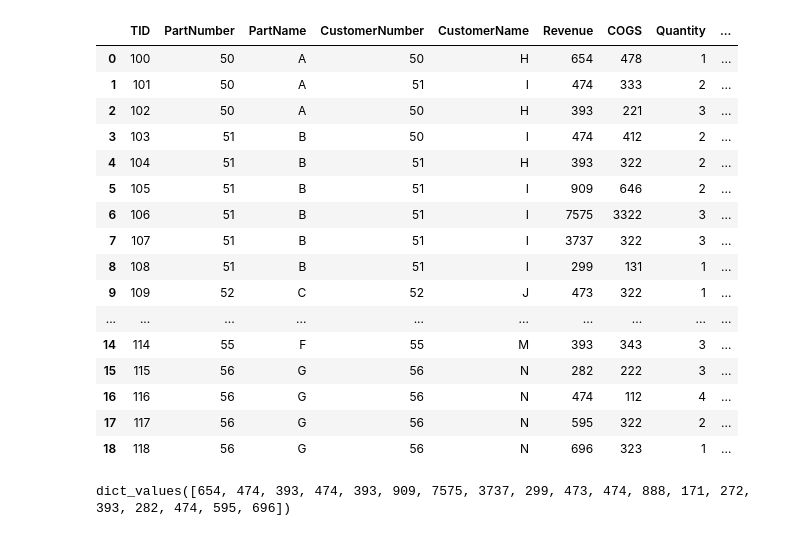
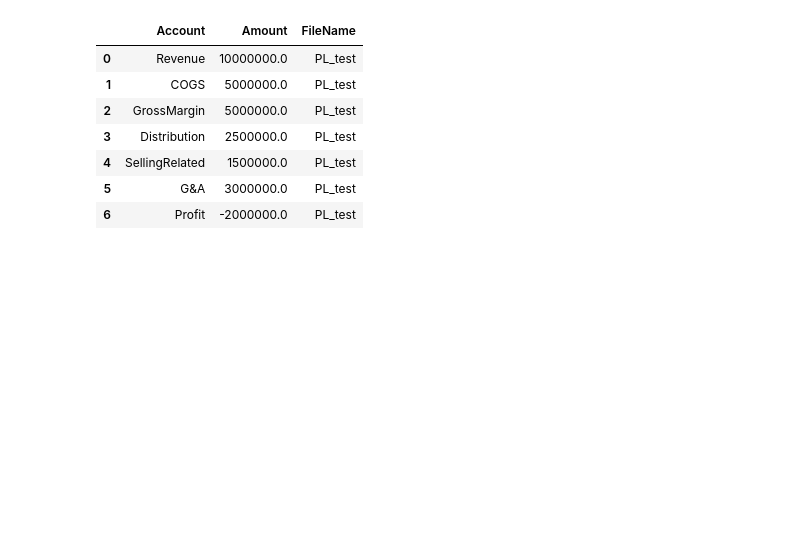
Before and after one commit to jordan-lange25/abide, a Jupyter notebook: Profit Analysis.ipynb, the cells around one changed output. Saved outputs shown, nothing was run; the diff lists cells and outputs as text; code cells hidden in the pictures; blank space fills up the shorter version.

Commit message:
Finalized Profit Calculation in Jupyter and updated slide deck.

```diff
--- a/Profit Analysis.ipynb
+++ b/Profit Analysis.ipynb
@@ -14,8 +14,21 @@
 ###1 P&L file
 
 import pandas as pd
-transactiondata=pd.read_csv('transaction.csv',delimiter='\t')
+import os
+import plotly.graph_objects as go
+transactiondata=pd.read_csv('uploads/transaction.csv',delimiter='\t')
 trans_df=pd.DataFrame(transactiondata)
-pldata=pd.read_csv('pl.csv',delimiter='\t')
+pldata=pd.read_csv('uploads/pl.csv',delimiter='\t')
 pl_df=pd.DataFrame(pldata)
+# %%
+pl_df
+# %% [output]
+|  | Account | Amount | FileName |
+| 0 | Revenue | 10000000.0 | PL_test |
+| 1 | COGS | 5000000.0 | PL_test |
+| 2 | GrossMargin | 5000000.0 | PL_test |
+| 3 | Distribution | 2500000.0 | PL_test |
+| 4 | SellingRelated | 1500000.0 | PL_test |
+| 5 | G&A | 3000000.0 | PL_test |
+| 6 | Profit | -2000000.0 | PL_test |
 # %%
@@ -34,21 +53,3 @@ def splitter2(transdf,pldf):
     return transdf
 # %%
-splitter2(trans_df,pl_df)
+transoutput=splitter2(trans_df,pl_df)
-# %% [output]
-|  | TID | PartNumber | PartName | CustomerNumber | CustomerName | Revenue | COGS | Quantity | ... |
-| 0 | 100 | 50 | A | 50 | H | 654 | 478 | 1 | ... |
-| 1 | 101 | 50 | A | 51 | I | 474 | 333 | 2 | ... |
-| 2 | 102 | 50 | A | 50 | H | 393 | 221 | 3 | ... |
-| 3 | 103 | 51 | B | 50 | I | 474 | 412 | 2 | ... |
-| 4 | 104 | 51 | B | 51 | H | 393 | 322 | 2 | ... |
-| 5 | 105 | 51 | B | 51 | I | 909 | 646 | 2 | ... |
-| 6 | 106 | 51 | B | 51 | I | 7575 | 3322 | 3 | ... |
-| 7 | 107 | 51 | B | 51 | I | 3737 | 322 | 3 | ... |
-| 8 | 108 | 51 | B | 51 | I | 299 | 131 | 1 | ... |
-| 9 | 109 | 52 | C | 52 | J | 473 | 322 | 1 | ... |
-| ... | ... | ... | ... | ... | ... | ... | ... | ... | ... |
-| 14 | 114 | 55 | F | 55 | M | 393 | 343 | 3 | ... |
-| 15 | 115 | 56 | G | 56 | N | 282 | 222 | 3 | ... |
-| 16 | 116 | 56 | G | 56 | N | 474 | 112 | 4 | ... |
-| 17 | 117 | 56 | G | 56 | N | 595 | 322 | 2 | ... |
-| 18 | 118 | 56 | G | 56 | N | 696 | 323 | 1 | ... |
@@ -58,6 +55,0 @@ transdict=trans_df.to_dict()
-# %%
-#transdict
-
-transdict.get('Revenue').values()
-# %% [output]
-dict_values([654, 474, 393, 474, 393, 909, 7575, 3737, 299, 473, 474, 888, 171, 272, 393, 282, 474, 595, 696])
```
Also changed, not shown: parts of 9 cells of this notebook, 20 other files.
